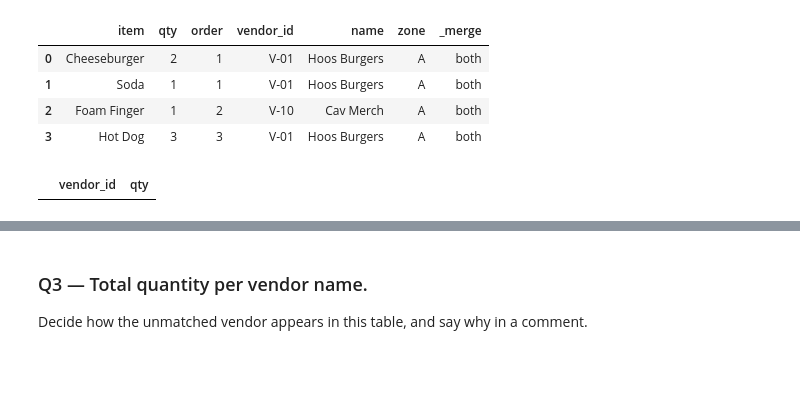
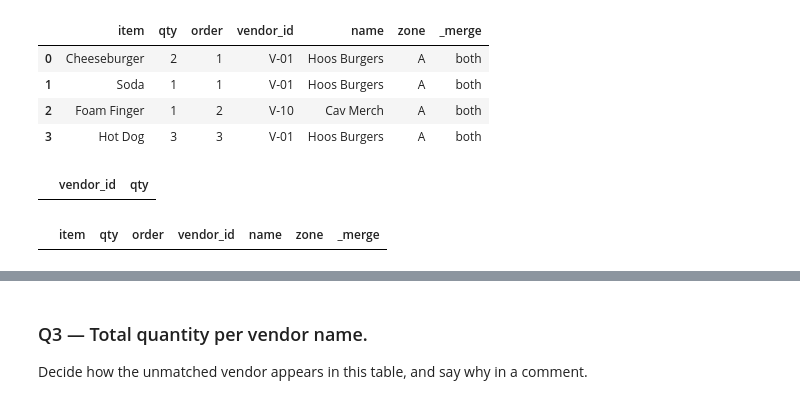
Before and after one commit to ParkerC12345/ds2002-fa26, a Jupyter notebook: 01-foundations/04-json-apis/2026-10-02 — Normalize and Join Nested JSON — Lab.ipynb, the cells around one changed output, grey strips where cells are left out. Cells and saved outputs as stored; diff of their text form; code cells hidden in the pictures; blank space fills up the shorter version.

```diff
--- a/01-foundations/04-json-apis/2026-10-02 — Normalize and Join Nested JSON — Lab.ipynb
+++ b/01-foundations/04-json-apis/2026-10-02 — Normalize and Join Nested JSON — Lab.ipynb
@@ -85,3 +85,9 @@ display(unmatched)
 | 2 | Foam Finger | 1 | 2 | V-10 | Cav Merch | A | both |
 | 3 | Hot Dog | 3 | 3 | V-01 | Hoos Burgers | A | both |
 |  | vendor_id | qty |
+# %%
+
+joined.isna().sum()
+joined.loc[joined['_merge'] == 'left_only']
+# %% [output]
+|  | item | qty | order | vendor_id | name | zone | _merge |
```
Also changed, not shown: parts of 3 cells of this notebook.
